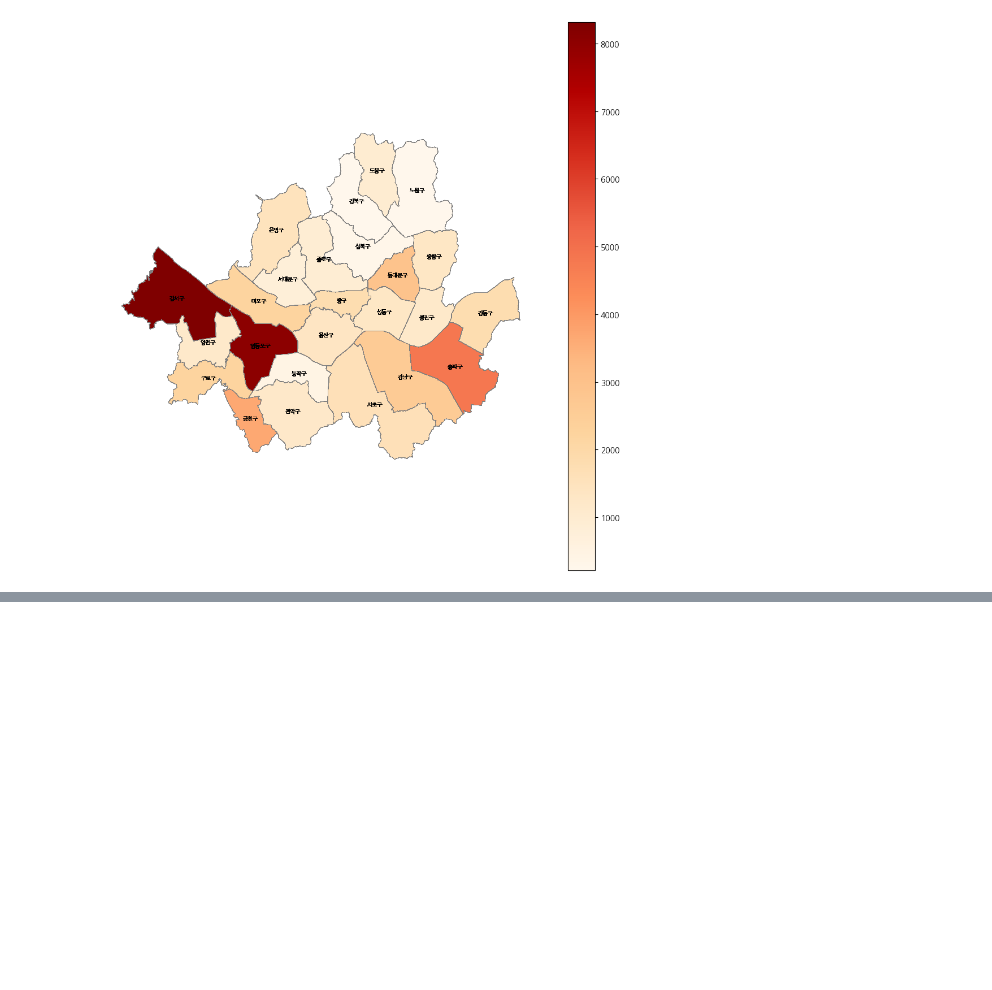
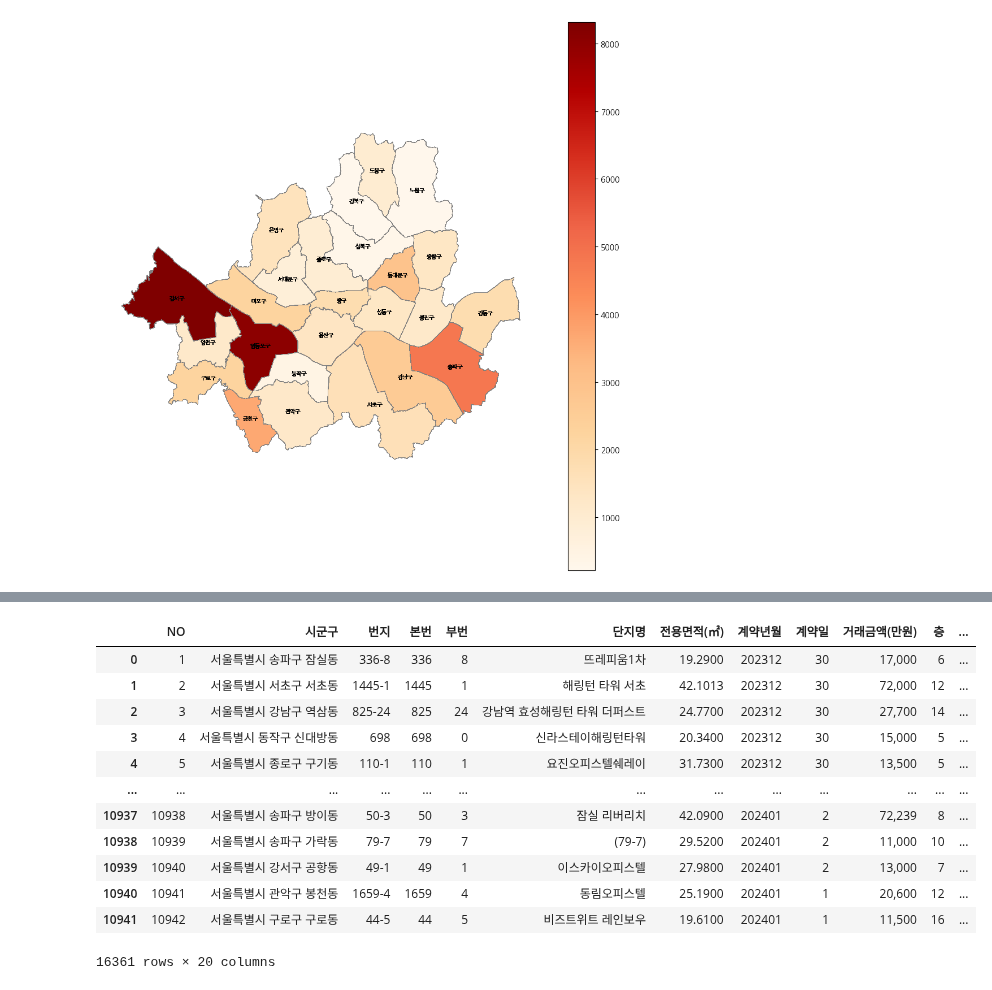
Before and after one commit to skqkrl/SDC_project, a Jupyter notebook: yena2.ipynb, the cells around one changed output, grey strips where cells are left out. Cells and saved outputs as stored; diff of their text form; code cells hidden in the pictures; blank space fills up the shorter version.

```diff
--- a/yena2.ipynb
+++ b/yena2.ipynb
@@ -823,0 +856,20 @@ plt.show()
+# %%
+officetel23_deal['구'] = officetel23_deal['시군구'].str.extract(r'(\S+구)')
+officetel24_deal['구'] = officetel24_deal['시군구'].str.extract(r'(\S+구)')
+# %%
+officetel_sale_df = pd.concat([officetel23_deal,officetel24_deal])
+officetel_sale_df
+# %% [output]
+|  | NO | 시군구 | 번지 | 본번 | 부번 | 단지명 | 전용면적(㎡) | 계약년월 | 계약일 | 거래금액(만원) | 층 | ... |
+| 0 | 1 | 서울특별시 송파구 잠실동 | 336-8 | 336 | 8 | 뜨레피움1차 | 19.2900 | 202312 | 30 | 17,000 | 6 | ... |
+| 1 | 2 | 서울특별시 서초구 서초동 | 1445-1 | 1445 | 1 | 해링턴 타워 서초 | 42.1013 | 202312 | 30 | 72,000 | 12 | ... |
+| 2 | 3 | 서울특별시 강남구 역삼동 | 825-24 | 825 | 24 | 강남역 효성해링턴 타워 더퍼스트 | 24.7700 | 202312 | 30 | 27,700 | 14 | ... |
+| 3 | 4 | 서울특별시 동작구 신대방동 | 698 | 698 | 0 | 신라스테이해링턴타워 | 20.3400 | 202312 | 30 | 15,000 | 5 | ... |
+| 4 | 5 | 서울특별시 종로구 구기동 | 110-1 | 110 | 1 | 요진오피스텔쉐레이 | 31.7300 | 202312 | 30 | 13,500 | 5 | ... |
+| ... | ... | ... | ... | ... | ... | ... | ... | ... | ... | ... | ... | ... |
+| 10937 | 10938 | 서울특별시 송파구 방이동 | 50-3 | 50 | 3 | 잠실 리버리치 | 42.0900 | 202401 | 2 | 72,239 | 8 | ... |
+| 10938 | 10939 | 서울특별시 송파구 가락동 | 79-7 | 79 | 7 | (79-7) | 29.5200 | 202401 | 2 | 11,000 | 10 | ... |
+| 10939 | 10940 | 서울특별시 강서구 공항동 | 49-1 | 49 | 1 | 이스카이오피스텔 | 27.9800 | 202401 | 2 | 13,000 | 7 | ... |
+| 10940 | 10941 | 서울특별시 관악구 봉천동 | 1659-4 | 1659 | 4 | 동림오피스텔 | 25.1900 | 202401 | 1 | 20,600 | 12 | ... |
+| 10941 | 10942 | 서울특별시 구로구 구로동 | 44-5 | 44 | 5 | 비즈트위트 레인보우 | 19.6100 | 202401 | 1 | 11,500 | 16 | ... |
+16361 rows × 20 columns
```
Also changed, not shown: parts of 17 cells of this notebook, 3 other files.
